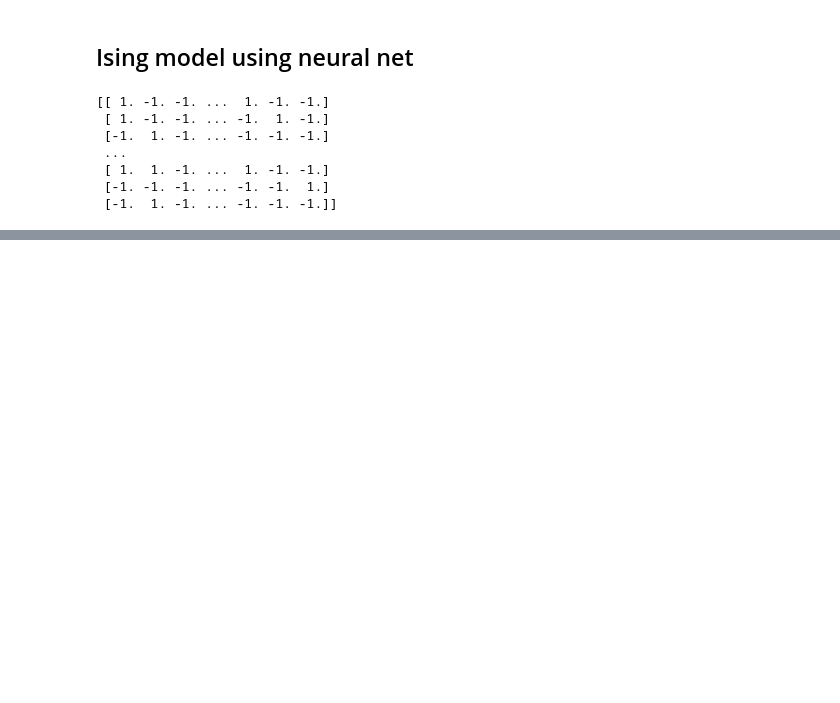
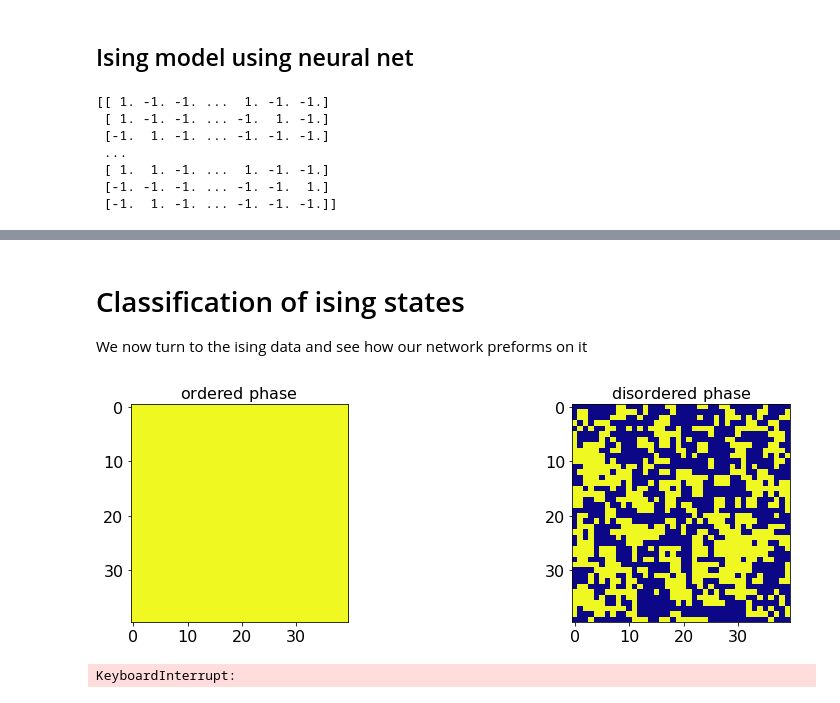
Before and after one commit to adam-wie/ml-exercises, a Jupyter notebook: Rapport 2/Project 2, neural net.ipynb, the cells around one changed output, grey strips where cells are left out. Drawn from its saved outputs; the diff is of its cells as text; code cells hidden in the pictures; blank space fills up the shorter version.

```diff
--- a/Rapport 2/Project 2, neural net.ipynb
+++ b/Rapport 2/Project 2, neural net.ipynb
@@ -441,0 +650,69 @@ The R2 score of the net is 0.469940
+# %% [markdown]
+# Classification of ising states
+
+We now turn to the ising data and see how our network preforms on it
+# %%
+##### prepare training and test data sets
+import pickle, os
+
+# path to data directory
+path_to_data=os.path.expanduser('~')+'\Documents\GitHub\ml-exercises\Rapport 2\Isingdata\\'
+
+# load data
+file_name = "Ising2DFM_reSample_L40_T=All.pkl" # this file contains 16*10000 samples taken in T=np.arange(0.25,4.0001,0.25)
+data = pickle.load(open(path_to_data+file_name,'rb')) # pickle reads the file and returns the Python object (1D array, compressed bits)
+data = np.unpackbits(data).reshape(-1, 1600) # Decompress array and reshape for convenience
+data=data.astype('int')
+data[np.where(data==0)]=-1 # map 0 state to -1 (Ising variable can take values +/-1)
+
+file_name = "Ising2DFM_reSample_L40_T=All_labels.pkl" # this file contains 16*10000 samples taken in T=np.arange(0.25,4.0001,0.25)
+labels = pickle.load(open(path_to_data+file_name,'rb')) # pickle reads the file and returns the Python object (here just a 1D array with the binary labels)
+
+# divide data into ordered, critical and disordered
+X_ordered=data[:70000,:]
+Y_ordered=labels[:70000]
+# we will ignore the critical temperatures
+#X_critical=data[70000:100000,:]
+#Y_critical=labels[70000:100000]
+
+X_disordered=data[100000:,:]
+Y_disordered=labels[100000:]
+
+del data,labels
+
+# define training and test data sets
+X=np.concatenate((X_ordered,X_disordered))
+Y=np.concatenate((Y_ordered,Y_disordered))
+
+# pick random data points from ordered and disordered states
+# to create the training and test sets
+X_train,X_test,Y_train,Y_test=train_test_split(X,Y,test_size=0.2)
+
+##### plot a few Ising states
+
+# set colourbar map
+cmap_args=dict(cmap='plasma_r')
+
+# plot states
+fig, axarr = plt.subplots(nrows=1, ncols=2)
+
+axarr[0].imshow(X_ordered[20001].reshape(40,40),**cmap_args)
+axarr[0].set_title('$\\mathrm{ordered\\ phase}$',fontsize=16)
+axarr[0].tick_params(labelsize=16)
+
+im=axarr[1].imshow(X_disordered[50001].reshape(40,40),**cmap_args)
+axarr[1].set_title('$\\mathrm{disordered\\ phase}$',fontsize=16)
+axarr[1].tick_params(labelsize=16)
+
+fig.subplots_adjust(right=2.0)
+
+plt.show()
+# %% [output]
+[figure, added]
+# %%
+ising_net = my_NN([1600,1], 'relu', 'sigmoid')
+ising_net.train(X_train, Y_train, cost_function = 'cross entropy', learning_rate = 0.01, epochs = 1000, batch_size = 200, verbose = True)
+prediction = np.around(net.predict(X_test))
+print("Accuracy: %f" % accuracy_score(Y_test, prediction))
+# %% [output]
+KeyboardInterrupt:
```
Also changed, not shown: parts of 7 cells of this notebook.
